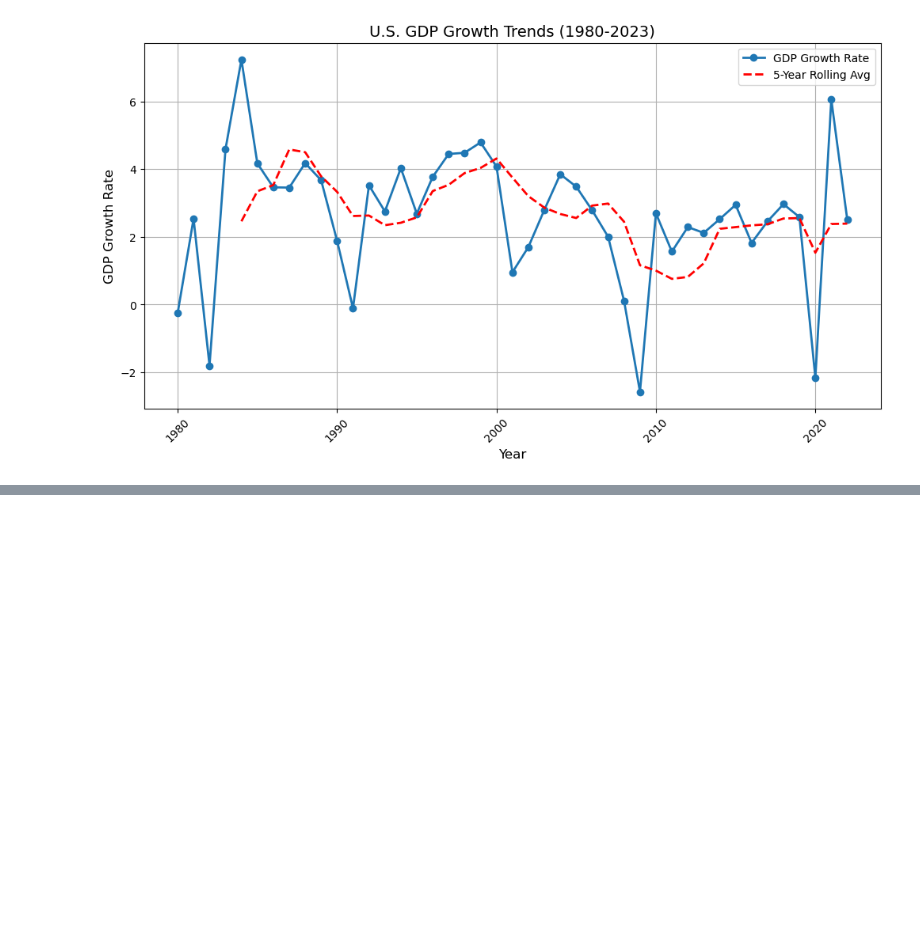
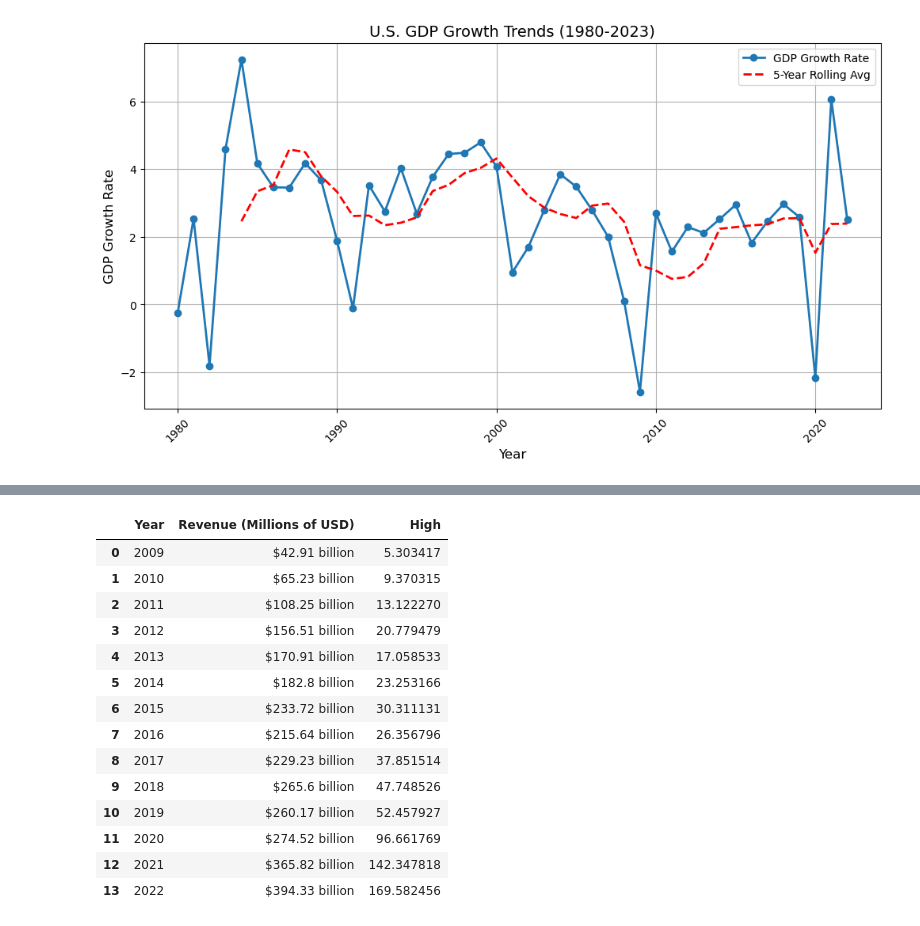
Before and after one commit to RaoooFu/Project-1111, a Jupyter notebook: Main.ipynb, the cells around one changed output, grey strips where cells are left out. Saved outputs shown, nothing was run; the diff lists cells and outputs as text; code cells hidden in the pictures; blank space fills up the shorter version.

Commit message:
Things I like

```diff
--- a/Main.ipynb
+++ b/Main.ipynb
@@ -364,3 +345,18 @@ plt.xticks(rotation=45)
 plt.show()
 # %% [output]
 [figure]
+# %%
+!pip install requests beautifulsoup4
+import requests
+import pandas as pd
+headers = {
+    "User-Agent": "Mozilla/5.0 (Windows NT 10.0; Win64; x64) AppleWebKit/537.36 (KHTML, like Gecko) Chrome/110.0.0.0 Safari/537.36",
+    "Accept-Language": "en-US,en;q=0.9",
+    "Referer": "https://www.google.com/",
+    "DNT": "1",  # Do Not Track Request Header
+    "Connection": "keep-alive"
+}
+
+url_revenue='https://backlinko.com/apple-statistics#key-apple-stats'
+response=requests.get(url_revenue,headers=headers)
+response
@@ -366,0 +425,20 @@ plt.show()
+# %%
+apple_revenue['Year']=apple_revenue['Year'].astype(int)
+revenue_stock=pd.merge(apple_revenue[['Year','Revenue (Millions of USD)']],annual_mean[['Year', 'High']],on='Year',how='inner')
+revenue_stock
+# %% [output]
+|  | Year | Revenue (Millions of USD) | High |
+| 0 | 2009 | $42.91 billion | 5.303417 |
+| 1 | 2010 | $65.23 billion | 9.370315 |
+| 2 | 2011 | $108.25 billion | 13.122270 |
+| 3 | 2012 | $156.51 billion | 20.779479 |
+| 4 | 2013 | $170.91 billion | 17.058533 |
+| 5 | 2014 | $182.8 billion | 23.253166 |
+| 6 | 2015 | $233.72 billion | 30.311131 |
+| 7 | 2016 | $215.64 billion | 26.356796 |
+| 8 | 2017 | $229.23 billion | 37.851514 |
+| 9 | 2018 | $265.6 billion | 47.748526 |
+| 10 | 2019 | $260.17 billion | 52.457927 |
+| 11 | 2020 | $274.52 billion | 96.661769 |
+| 12 | 2021 | $365.82 billion | 142.347818 |
+| 13 | 2022 | $394.33 billion | 169.582456 |
```
Also changed, not shown: parts of 10 cells of this notebook.
